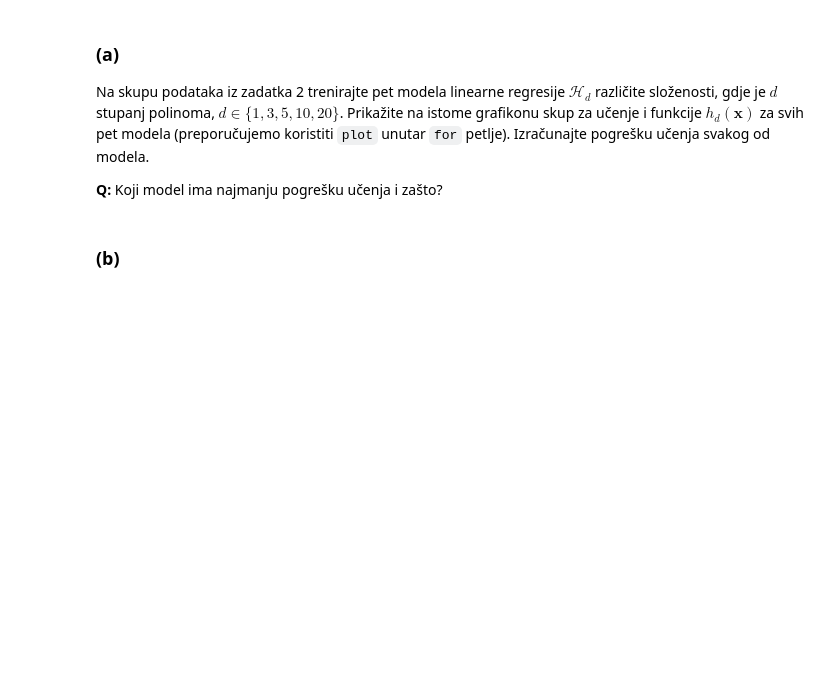
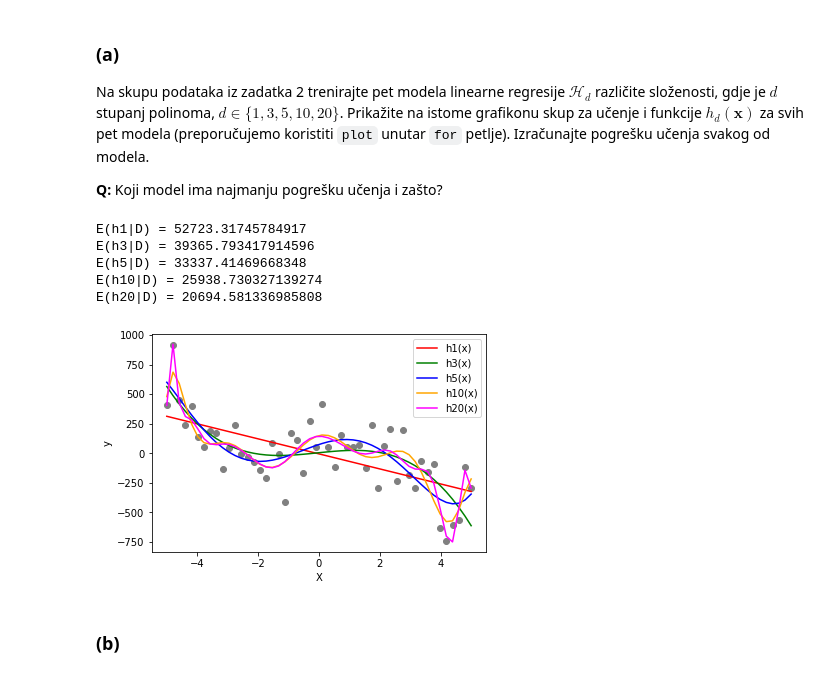
Before and after one commit to dbrcina/SU-FER-2020-21, a Jupyter notebook: SU-2020-LAB01-0036506587.ipynb, the cells around one changed output. Saved outputs shown, nothing was run; the diff lists cells and outputs as text; code cells hidden in the pictures; blank space fills up the shorter version.

```diff
--- a/SU-2020-LAB01-0036506587.ipynb
+++ b/SU-2020-LAB01-0036506587.ipynb
@@ -218,3 +218,27 @@ Na skupu podataka iz zadatka 2 trenirajte pet modela linearne regresije $\mathca
+# %%
+# Vaš kôd ovdje
+degrees = [1, 3, 5, 10, 20]
+colors = ["red", "green", "blue", "orange", "magenta"]
+for d, c in zip(degrees, colors):
+    polynom = PolynomialFeatures(d)
+    fi = polynom.fit_transform(X)
+    reg.fit(fi, y)
+    h = reg.predict(fi)
+    plt.plot(X, h, color = c, label="h{}(x)".format(d))
+    mse_d = mean_squared_error(y, h)
+    print("E(h{}|D) = {}".format(d, mean_squared_error(y, h)))
+plt.scatter(X, y, color="grey")
+plt.xlabel("X")
+plt.ylabel("y")
+plt.legend()
+plt.show()
+# %% [output]
+E(h1|D) = 52723.31745784917
+E(h3|D) = 39365.793417914596
+E(h5|D) = 33337.41469668348
+E(h10|D) = 25938.730327139274
+E(h20|D) = 20694.581336985808
+[figure, added]
 # %% [markdown]
 ### (b)
 # %% [markdown]
```
Also changed, not shown: parts of 6 cells of this notebook.
